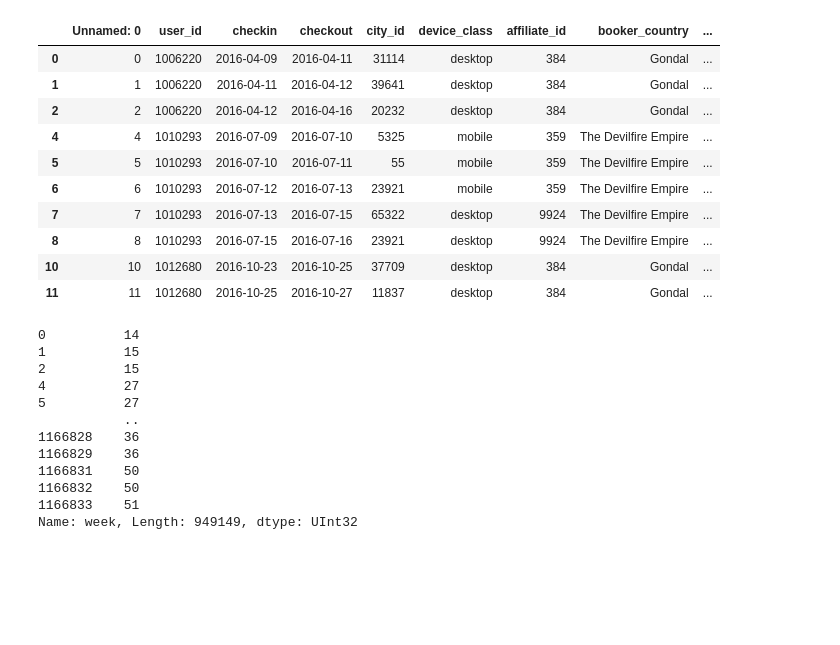
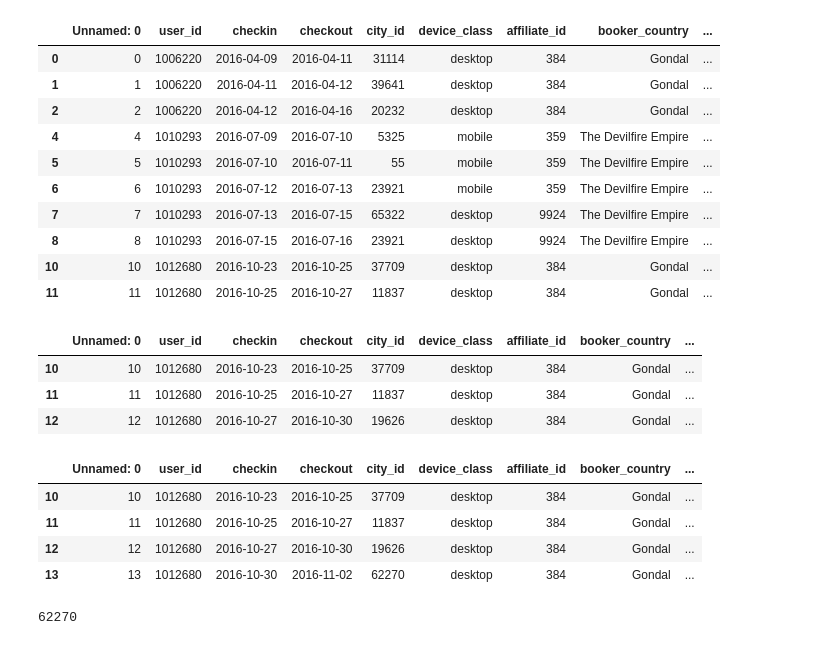
Before and after one commit to aimeecodes/bookingWSDM, a Jupyter notebook: jupyter_notebooks/booking-preprocessing.ipynb, the cells around one changed output. Saved outputs shown, nothing was run; the diff lists cells and outputs as text; code cells hidden in the pictures; blank space fills up the shorter version.

```diff
--- a/jupyter_notebooks/booking-preprocessing.ipynb
+++ b/jupyter_notebooks/booking-preprocessing.ipynb
@@ -70,19 +100,27 @@ X_train.head(10)
 | 8 | 8 | 1010293 | 2016-07-15 | 2016-07-16 | 23921 | desktop | 9924 | The Devilfire Empire | ... |
 | 10 | 10 | 1012680 | 2016-10-23 | 2016-10-25 | 37709 | desktop | 384 | Gondal | ... |
 | 11 | 11 | 1012680 | 2016-10-25 | 2016-10-27 | 11837 | desktop | 384 | Gondal | ... |
+# %%
+utrip = '1012680_1'
+X_train[X_train['utrip_id'] == utrip]
+# %% [output]
+|  | Unnamed: 0 | user_id | checkin | checkout | city_id | device_class | affiliate_id | booker_country | ... |
+| 10 | 10 | 1012680 | 2016-10-23 | 2016-10-25 | 37709 | desktop | 384 | Gondal | ... |
+| 11 | 11 | 1012680 | 2016-10-25 | 2016-10-27 | 11837 | desktop | 384 | Gondal | ... |
+| 12 | 12 | 1012680 | 2016-10-27 | 2016-10-30 | 19626 | desktop | 384 | Gondal | ... |
+# %%
+train_data[train_data['utrip_id'] == utrip]
+# %% [output]
+|  | Unnamed: 0 | user_id | checkin | checkout | city_id | device_class | affiliate_id | booker_country | ... |
+| 10 | 10 | 1012680 | 2016-10-23 | 2016-10-25 | 37709 | desktop | 384 | Gondal | ... |
+| 11 | 11 | 1012680 | 2016-10-25 | 2016-10-27 | 11837 | desktop | 384 | Gondal | ... |
+| 12 | 12 | 1012680 | 2016-10-27 | 2016-10-30 | 19626 | desktop | 384 | Gondal | ... |
+| 13 | 13 | 1012680 | 2016-10-30 | 2016-11-02 | 62270 | desktop | 384 | Gondal | ... |
+# %%
+Y_train_dict = dict(zip(utrip_ids, lastcityoftrip))
+Y_train_dict[utrip]
+# %% [output]
+62270
 # %%
 # get the week the stay began
-X_train['checkin'].dt.isocalendar().week
+train_data['week_number'] = train_data['checkin'].dt.isocalendar().week
-# %% [output]
-0          14
-1          15
-2          15
-4          27
-5          27
-           ..
-1166828    36
-1166829    36
-1166831    50
-1166832    50
-1166833    51
-Name: week, Length: 949149, dtype: UInt32
```
Also changed, not shown: parts of 26 cells of this notebook.
